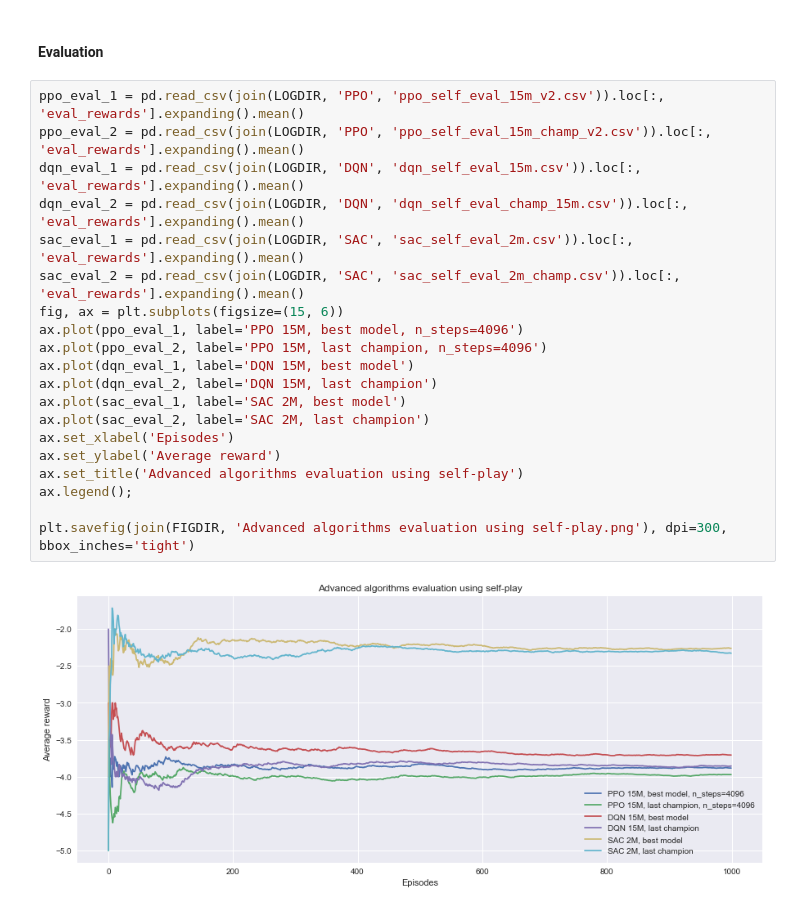
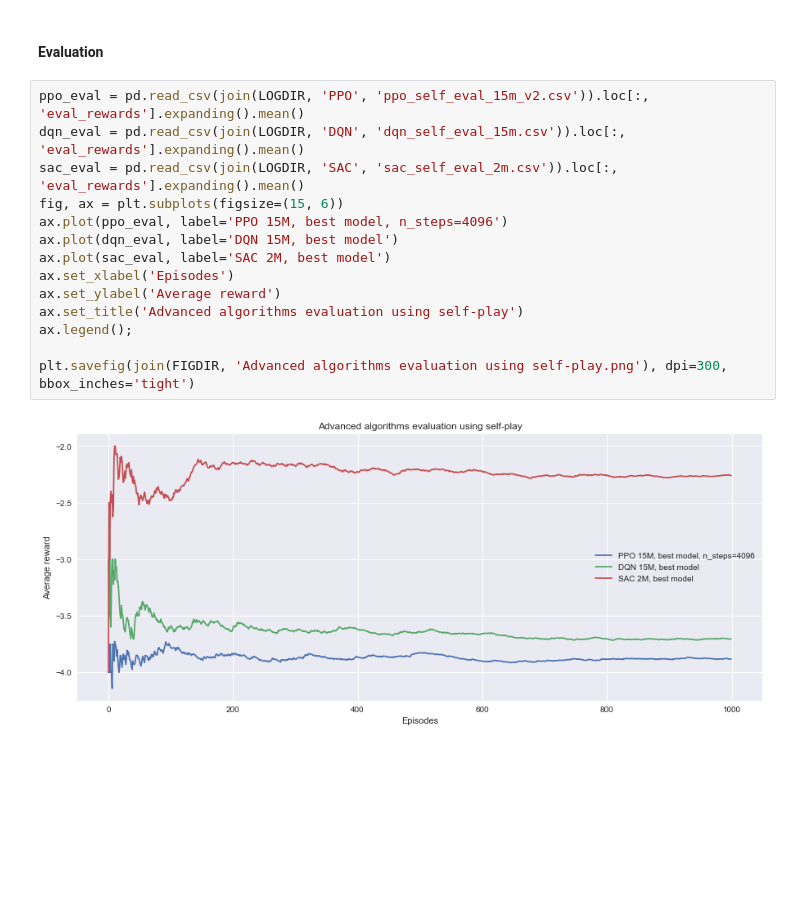
Before and after one commit to andreszpt/rl-slimevolley, a Jupyter notebook: src/selfplay.ipynb, the cells around one changed output. Drawn from its saved outputs; the diff is of its cells as text; blank space fills up the shorter version.

```diff
--- a/src/selfplay.ipynb
+++ b/src/selfplay.ipynb
@@ -358,24 +350,18 @@ plt.savefig(join(FIGDIR, 'Advanced algorithms training using self-play.png'), dp
 # %% [markdown]
 #### Evaluation
 # %%
-ppo_eval_1 = pd.read_csv(join(LOGDIR, 'PPO', 'ppo_self_eval_15m_v2.csv')).loc[:, 'eval_rewards'].expanding().mean()
-ppo_eval_2 = pd.read_csv(join(LOGDIR, 'PPO', 'ppo_self_eval_15m_champ_v2.csv')).loc[:, 'eval_rewards'].expanding().mean()
-dqn_eval_1 = pd.read_csv(join(LOGDIR, 'DQN', 'dqn_self_eval_15m.csv')).loc[:, 'eval_rewards'].expanding().mean()
-dqn_eval_2 = pd.read_csv(join(LOGDIR, 'DQN', 'dqn_self_eval_champ_15m.csv')).loc[:, 'eval_rewards'].expanding().mean()
-sac_eval_1 = pd.read_csv(join(LOGDIR, 'SAC', 'sac_self_eval_2m.csv')).loc[:, 'eval_rewards'].expanding().mean()
-sac_eval_2 = pd.read_csv(join(LOGDIR, 'SAC', 'sac_self_eval_2m_champ.csv')).loc[:, 'eval_rewards'].expanding().mean()
+ppo_eval = pd.read_csv(join(LOGDIR, 'PPO', 'ppo_self_eval_15m_v2.csv')).loc[:, 'eval_rewards'].expanding().mean()
+dqn_eval = pd.read_csv(join(LOGDIR, 'DQN', 'dqn_self_eval_15m.csv')).loc[:, 'eval_rewards'].expanding().mean()
+sac_eval = pd.read_csv(join(LOGDIR, 'SAC', 'sac_self_eval_2m.csv')).loc[:, 'eval_rewards'].expanding().mean()
 fig, ax = plt.subplots(figsize=(15, 6))
-ax.plot(ppo_eval_1, label='PPO 15M, best model, n_steps=4096')
-ax.plot(ppo_eval_2, label='PPO 15M, last champion, n_steps=4096')
-ax.plot(dqn_eval_1, label='DQN 15M, best model')
-ax.plot(dqn_eval_2, label='DQN 15M, last champion')
-ax.plot(sac_eval_1, label='SAC 2M, best model')
-ax.plot(sac_eval_2, label='SAC 2M, last champion')
+ax.plot(ppo_eval, label='PPO 15M, best model, n_steps=4096')
+ax.plot(dqn_eval, label='DQN 15M, best model')
+ax.plot(sac_eval, label='SAC 2M, best model')
 ax.set_xlabel('Episodes')
 ax.set_ylabel('Average reward')
 ax.set_title('Advanced algorithms evaluation using self-play')
 ax.legend();
 
 plt.savefig(join(FIGDIR, 'Advanced algorithms evaluation using self-play.png'), dpi=300, bbox_inches='tight')
 # %% [output]
-[figure, old version]
+[figure, new version]
```
Also changed, not shown: parts of 3 cells of this notebook, 3 other files.
